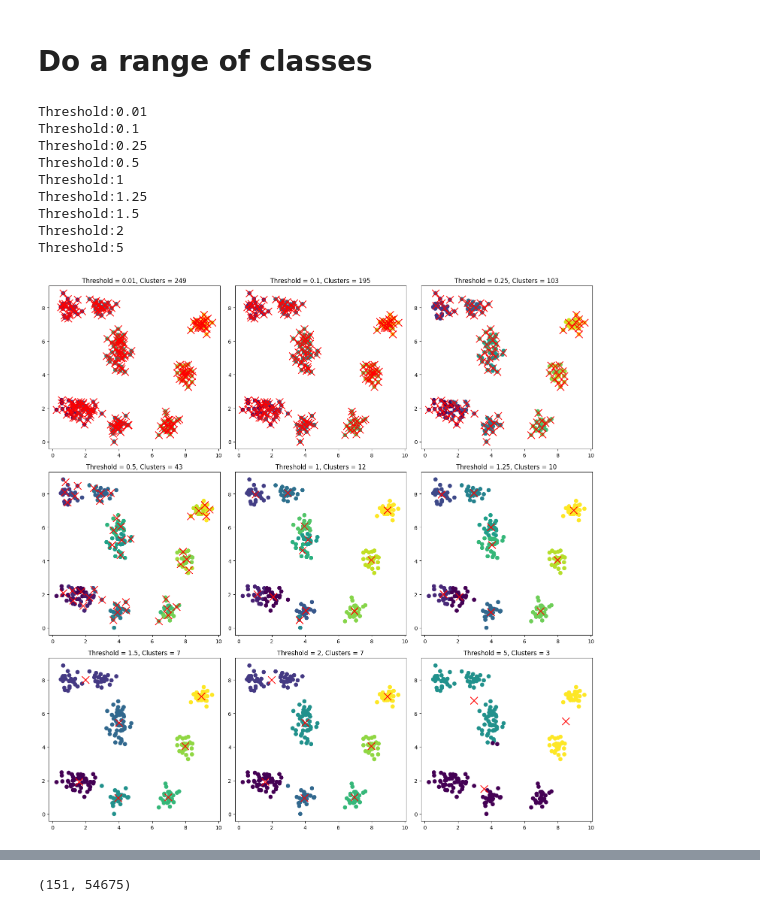
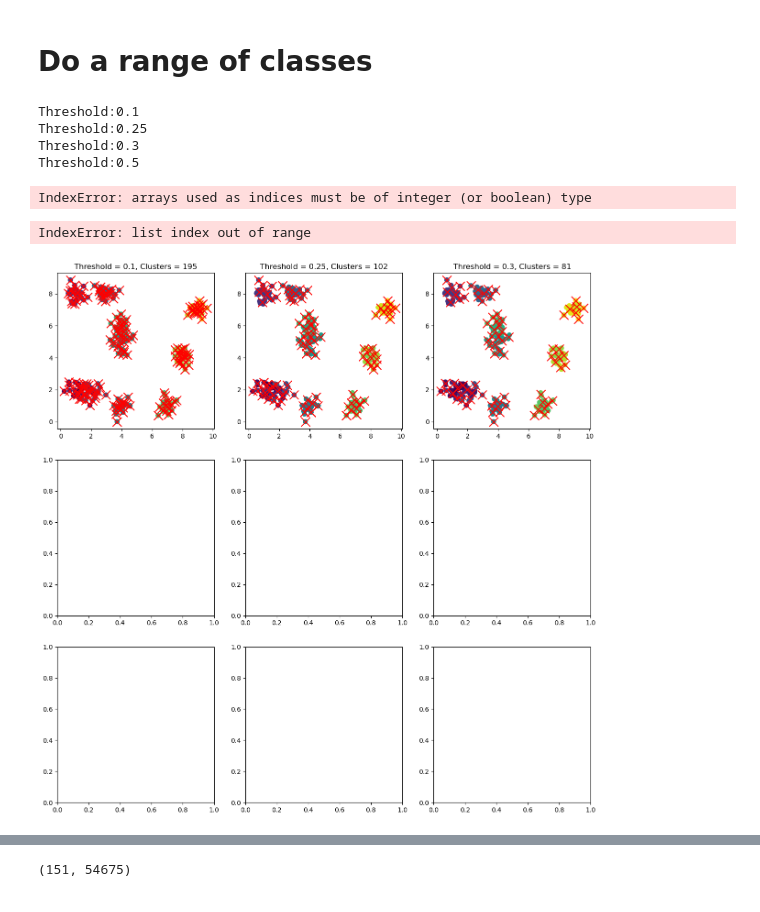
Before and after one commit to mleiwe/dCrawler, a Jupyter notebook: Python_implementation/crawler_kdtree.ipynb, the cells around one changed output, grey strips where cells are left out. Drawn from its saved outputs; the diff is of its cells as text; code cells hidden in the pictures.

Commit message:
Update crawler_kdtree.ipynb
Few more clean ups

```diff
--- a/Python_implementation/crawler_kdtree.ipynb
+++ b/Python_implementation/crawler_kdtree.ipynb
@@ -618,35 +612,34 @@ plt.yticks([0,1,2,3,4,5,6,7,8,9,10])
 # %%
 cls = []
 cents = []
+th_range = [0.1, 0.25, 0.3, 0.5, 0.75, 1, 2, 5, 10]
 for th in th_range:
     print(f'Threshold:{th}')
-    dcrawler = dCrawler(threshold=th)
-    dcrawler.fit(points)
-    predicted_labels = dcrawler.predict(points)
+    dcrawler = dCrawler_ML(threshold=th)
+    dcrawler.fit(data)
+    predicted_labels = dcrawler.predict(data)
     cls.append(predicted_labels)
     cents.append(dcrawler.centroids)
 # %% [output]
-Threshold:0.01
 Threshold:0.1
 Threshold:0.25
+Threshold:0.3
 Threshold:0.5
-Threshold:1
-Threshold:1.25
-Threshold:1.5
-Threshold:2
-Threshold:5
+IndexError: arrays used as indices must be of integer (or boolean) type
 # %%
 # Plotting the clusters for different threshold values
+points = data
 fig, ax = plt.subplots(3, 3, figsize=(15, 15))
 for i in range(3):
     for j in range(3):
         ax[i, j].scatter(points[:, 0], points[:, 1], c=cls[i*3+j], cmap='viridis', s=50)
         ax[i, j].scatter(np.array(cents[i*3+j])[:, 0], np.array(cents[i*3+j])[:, 1], c='red', s=200, marker='x')
         ax[i, j].set_title(f'Threshold = {th_range[i*3+j]}, Clusters = {len(np.unique(cls[i*3+j]))}')
 plt.tight_layout()
 plt.show();
 # %% [output]
+IndexError: list index out of range
-[figure, old version]
+[figure, new version]
 # %%
 gene_exp = pd.read_csv('Breast_GSE45827.csv')
 gene_exp.head()
```
Also changed, not shown: parts of 2 cells of this notebook.
